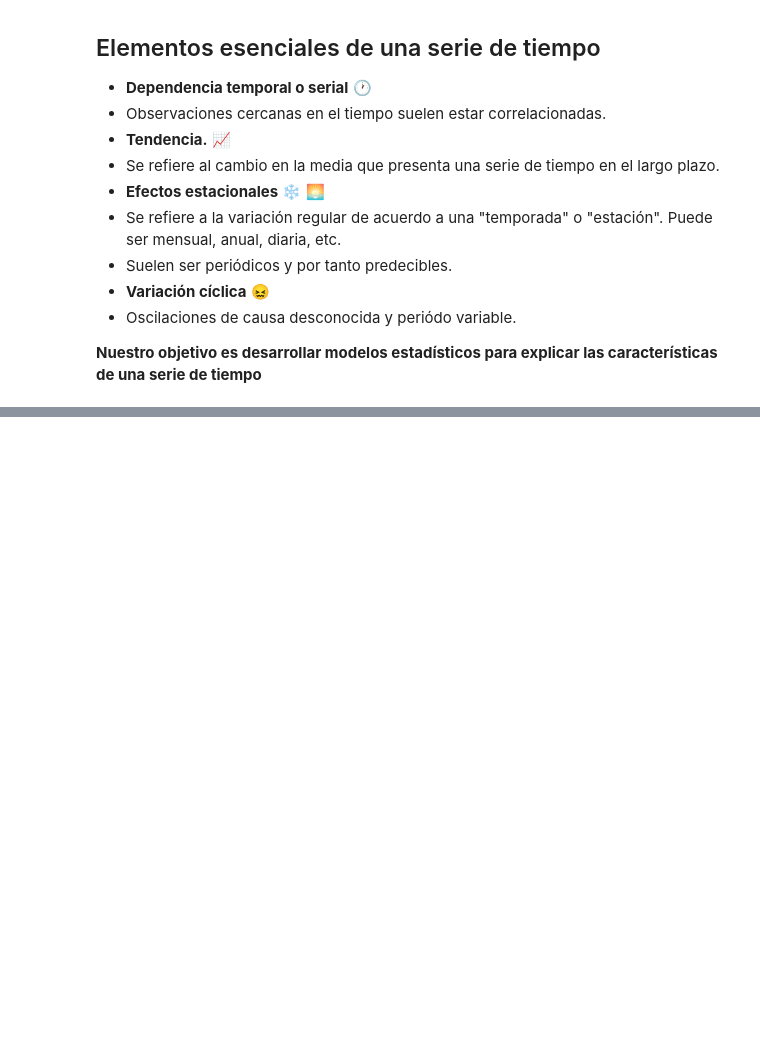
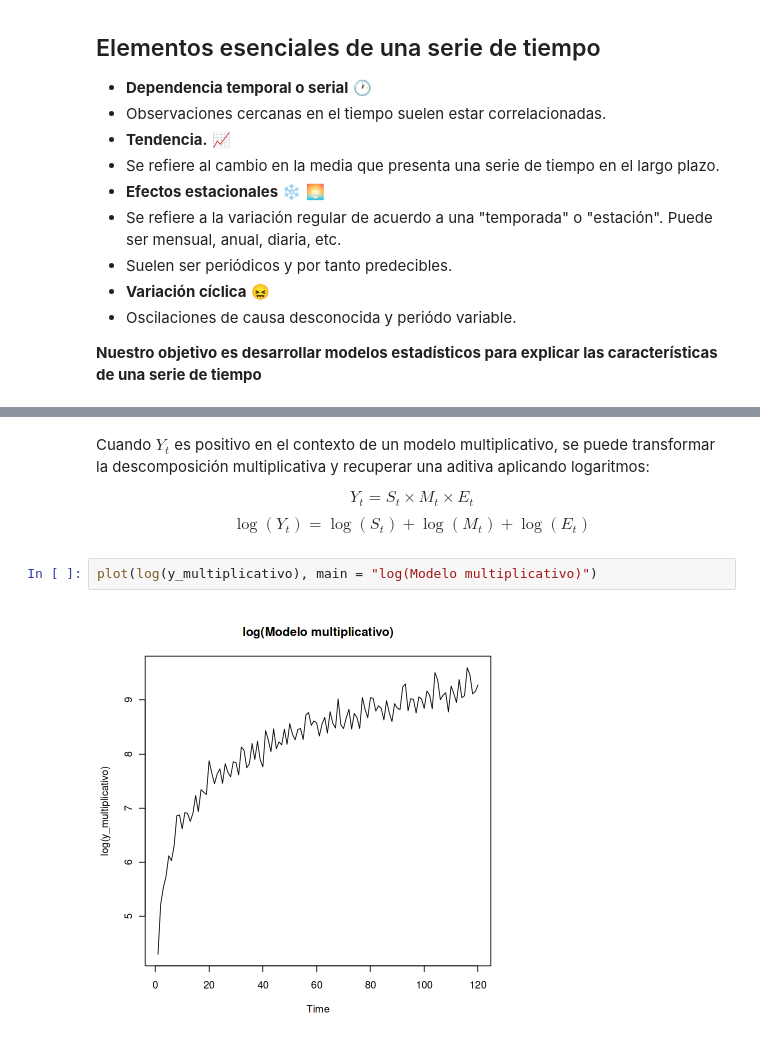
Before and after one commit to jcortesorihuela/jcortesorihuela.github.io, a Jupyter notebook: projects/Series_de_Tiempo_1.ipynb, the cells around one changed output, grey strips where cells are left out. Drawn from its saved outputs; the diff is of its cells as text; blank space fills up the shorter version.

```diff
--- a/projects/Series_de_Tiempo_1.ipynb
+++ b/projects/Series_de_Tiempo_1.ipynb
@@ -81,0 +117,9 @@ A Time Series: 12 × 12
+# %% [markdown]
+Cuando $Y_t$ es positivo en el contexto de un modelo multiplicativo, se puede transformar la descomposición multiplicativa y recuperar una aditiva aplicando logaritmos:
+
+$$Y_t = S_t \times M_t \times E_t$$
+$$\log(Y_t)= \log(S_t) + \log(M_t )+ \log(E_t)$$
+# %%
+plot(log(y_multiplicativo), main = "log(Modelo multiplicativo)")
+# %% [output]
+[figure, added]
```
Also changed, not shown: parts of 14 cells of this notebook.
